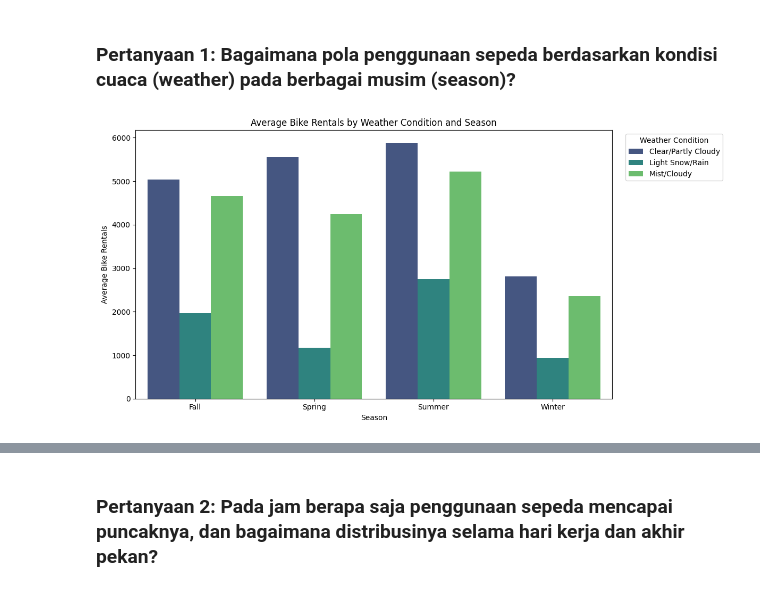
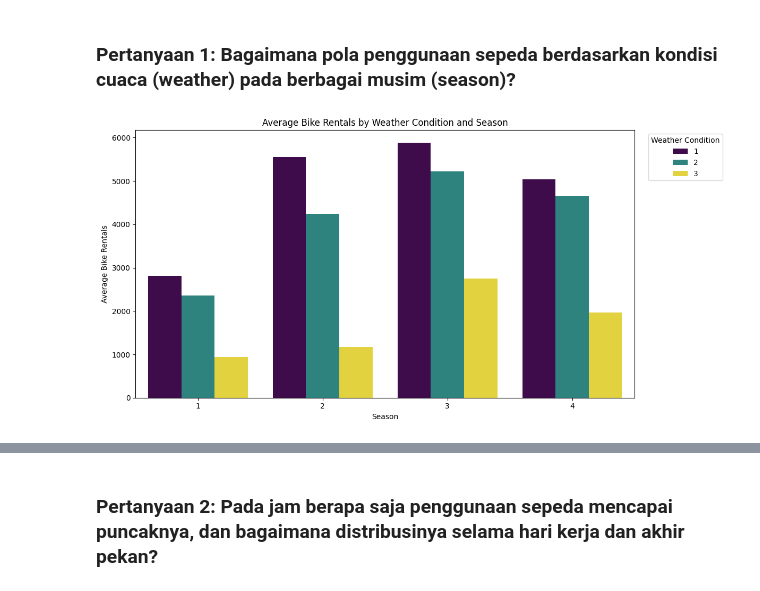
Before and after one commit to Fitomarcelindo/python-eda-new, a Jupyter notebook: Python-EDA-main/data/Proyek_Analisis_Data_BikeSharing_Sub.ipynb, the cells around one changed output, grey strips where cells are left out. Saved outputs shown, nothing was run; the diff lists cells and outputs as text; code cells hidden in the pictures.

```diff
--- a/Python-EDA-main/data/Proyek_Analisis_Data_BikeSharing_Sub.ipynb
+++ b/Python-EDA-main/data/Proyek_Analisis_Data_BikeSharing_Sub.ipynb
@@ -465,49 +465,30 @@ main_data.to_csv('main_data.csv', index=False)
 # %% [markdown]
 ### Pertanyaan 1: Bagaimana pola penggunaan sepeda berdasarkan kondisi cuaca (weather) pada berbagai musim (season)?
 # %%
-day_df = pd.read_csv("day.csv")
+season_weather_data = df_day.groupby(['season', 'weathersit'])['cnt'].mean().reset_index()
 
-day_df.columns = day_df.columns.str.strip().str.lower()
-
-
-day_df['dteday'] = pd.to_datetime(day_df['dteday'], errors='coerce')
-
-
-season_map = {1: 'Winter', 2: 'Spring', 3: 'Summer', 4: 'Fall'}
-weather_map = {
-    1: 'Clear/Partly Cloudy',
-    2: 'Mist/Cloudy',
-    3: 'Light Snow/Rain',
-    4: 'Heavy Rain/Ice'
-}
-
-day_df['season'] = day_df['season'].map(season_map)
-day_df['weathersit'] = day_df['weathersit'].map(weather_map)
-
-
-season_weather_data = day_df.groupby(['season', 'weathersit'])['cnt'].mean().reset_index()
-
+# Membuat visualisasi dengan seaborn
 fig, ax = plt.subplots(figsize=(12, 6))
 sns.barplot(
     data=season_weather_data,
     x='season',
     y='cnt',
     hue='weathersit',
     palette='viridis',
     ax=ax
 )
 
 ax.set_title('Average Bike Rentals by Weather Condition and Season')
 ax.set_xlabel('Season')
 ax.set_ylabel('Average Bike Rentals')
 
-# Adjust legend placement
+# Mengatur posisi legenda
 ax.legend(title='Weather Condition', bbox_to_anchor=(1.02, 1), loc='upper left')
 
-plt.tight_layout()  # Ensures everything fits well
+plt.tight_layout()  # Memastikan tampilan lebih rapi
 plt.show()
 # %% [output]
-[figure, old version]
+[figure, new version]
 # %%
 # Insights extraction
 season_weather_insights = season_weather_data.sort_values(by='cnt', ascending=False).to_dict('records')
```
Also changed, not shown: parts of 1 cell of this notebook.
